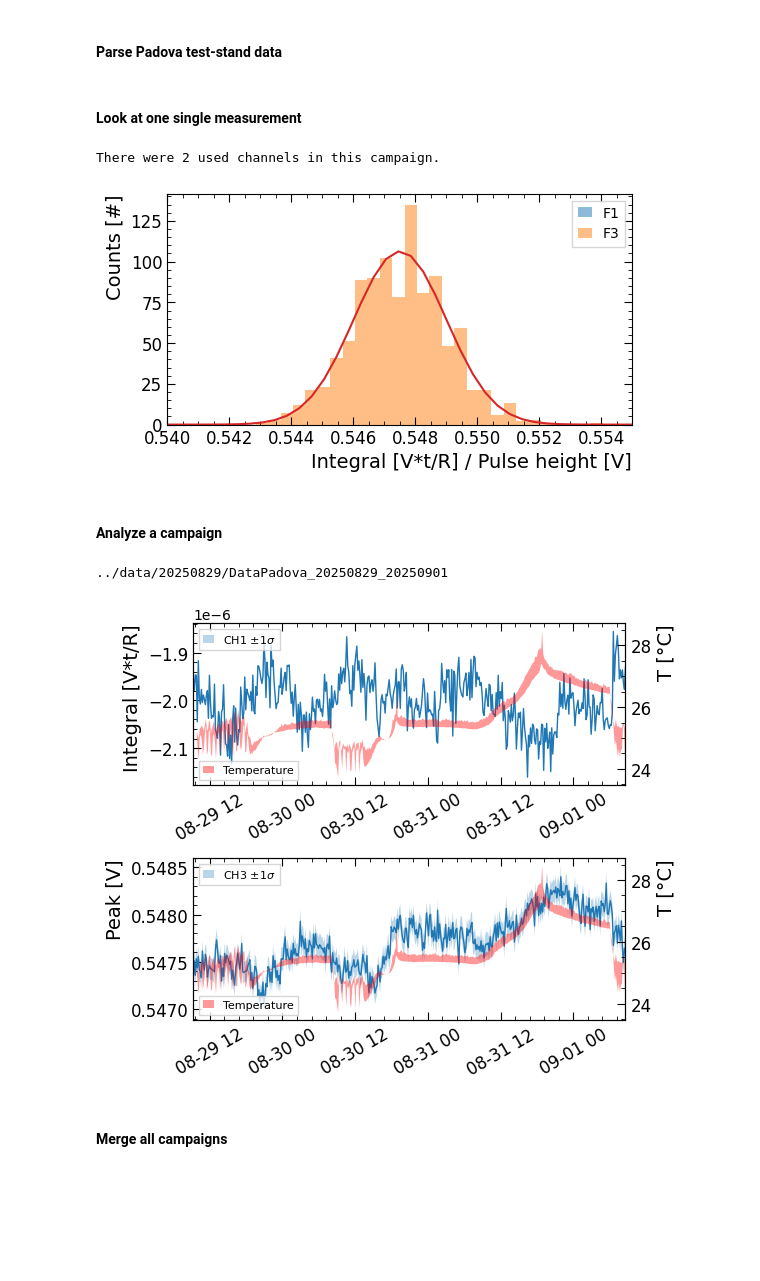
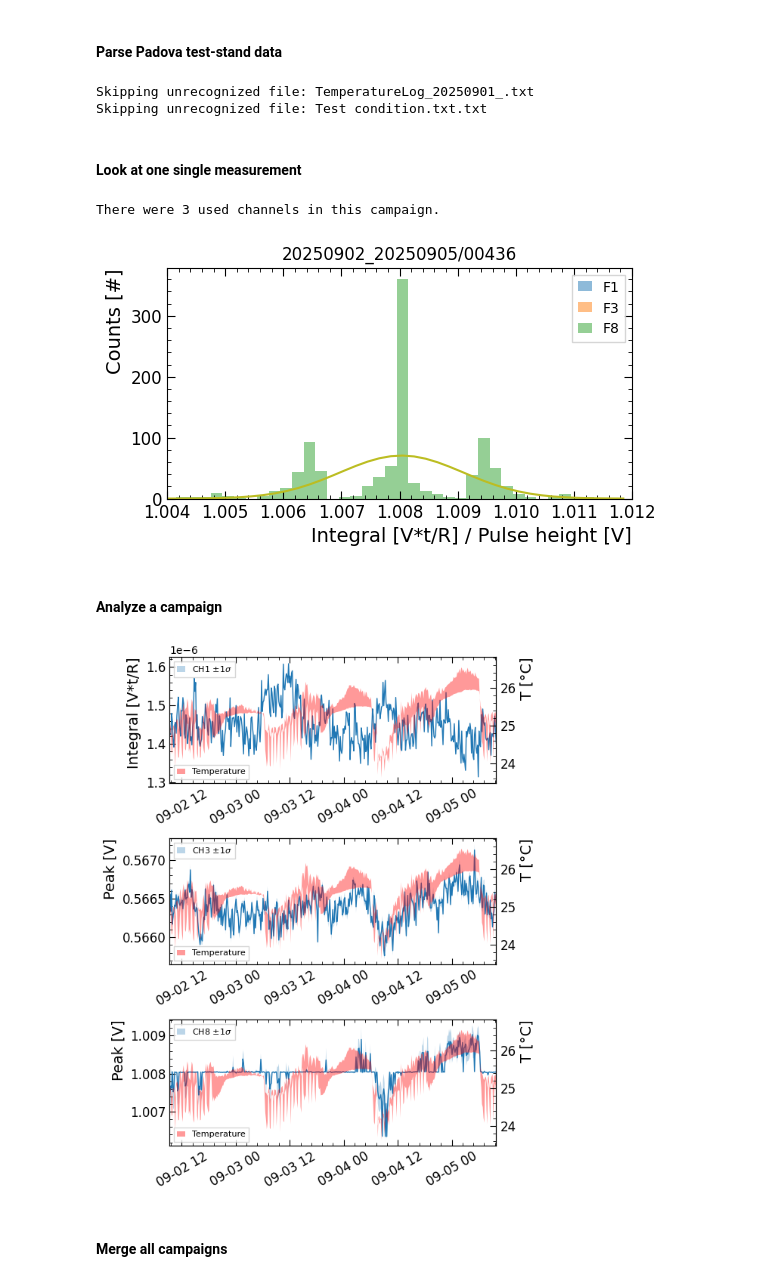
Before and after one commit to rtriozzi/pmana, a Jupyter notebook: notebooks/pmana_testdata.ipynb, the cells around one changed output. Cells and saved outputs as stored; diff of their text form; code cells hidden in the pictures; blank space fills up the shorter version.

Commit message:
exception handling and new data with more channels

```diff
--- a/notebooks/pmana_testdata.ipynb
+++ b/notebooks/pmana_testdata.ipynb
@@ -10,24 +11,30 @@ TIME_RANGE = "20250829_20250901"
 #### Parse Padova test-stand data
 # %%
 PATH_INPUT  = f"/Users/triozzi/Downloads/Test_{TIME_RANGE}"
-PATH_TARGET = f"../data/20250829/DataPadova_{TIME_RANGE}"
+PATH_TARGET = f"../data/{TIME_DIR}/DataPadova_{TIME_RANGE}"
 
 pmana.utils.io.FormatPadovaData(
     PATH_INPUT,  ###< raw Padova test-stand campaign
     PATH_TARGET  ###< target path for the restructured data
 )
+# %% [output]
+Skipping unrecognized file: TemperatureLog_20250901_.txt
+Skipping unrecognized file: Test condition.txt.txt
 # %% [markdown]
 #### Look at one single measurement
 # %%
 fig, ax = plt.subplots(figsize=(6,3))
 
+MEASUREMENT = '00436'
 # extract a measurement
 Data = pmana.utils.io.ExtractSingleMeasurement(
-    "../data/20250829/DataPadova_20250829_20250901/00002/"
+    f"../data/{TIME_DIR}/DataPadova_{TIME_RANGE}/{MEASUREMENT}"
 )
 print(f"There were {len(Data)} used channels in this campaign.")
 
-CHs = [1, 3]
+ax.set_xlim(1.004, 1.012)
+
+CHs = [1, 3, 8]
 for i, chname in enumerate(CHs):
     # plot channel data
     pmana.utils.plotting.PlotSingleChannel(
@@ -43,12 +50,14 @@ ax = pmana.utils.plotting.UpdateMatplotlibStyle(
     "Counts [#]"
 )
 
-ax.set_xlim(0.54, 0.555)
-# ax.set_xlim(0.36e-5, 0.2e-5)
+ax.set_title(f"{TIME_RANGE}/{MEASUREMENT}")
+ax.set_xlim(1.004, 1.012)
+# ax.set_xlim(0.54, 0.59)
+# ax.set_xlim(1e-6, 2e-6)
 plt.show()
 # %% [output]
-There were 2 used channels in this campaign.
+There were 3 used channels in this campaign.
-[figure, old version]
+[figure, new version]
 # %% [markdown]
 #### Analyze a campaign
 # %%
@@ -68,9 +77,10 @@ TimeMapping = pmana.utils.io.ExtractFileTimes(
 # %%
 # analyze campaign
 Output = pmana.utils.anatestdata.Iterate(
-    PATH_CAMPAIGN,                                  ###< path to restructured data
-    pmana.utils.anatestdata.AnalyzeMeasurement, ###< analyzing module
-    TimeMapping                                 ###< file-to-time mapping
+    PATH_CAMPAIGN,                                                              ###< path to restructured data
+    # pmana.utils.anatestdata.AnalyzeMeasurement,                               ###< analyzing module
+    functools.partial(pmana.utils.anatestdata.AnalyzeMeasurement, rebin=True),  ###< analyzing module, if you want to change some options
+    TimeMapping                                                                 ###< file-to-time mapping
 )
 
 # convert top DataFrame
@@ -79,6 +89,7 @@ Output = pandas.DataFrame(Output)
 # re-format the dataframe
 Output.columns = ["Peak_CH1", "Err_Peak_CH1", "Width_CH1", "Err_Width_CH1",
                   "Peak_CH2", "Err_Peak_CH2", "Width_CH2", "Err_Width_CH2",
+                  "Peak_CH3", "Err_Peak_CH3", "Width_CH3", "Err_Width_CH3",
                   "Date", "Number"]
 
 # sort by date
@@ -87,36 +98,39 @@ Output.sort_values(
     inplace = True,
     ignore_index = True
 )
-# %% [output]
-../data/20250829/DataPadova_20250829_20250901
 # %%
-fig, ax = plt.subplots(figsize=(6, 2.5*2), nrows=2, layout='tight')
+fig, ax = plt.subplots(figsize=(6, 2.5*3), nrows=3, layout='tight')
 
 # CH1
 ax[0].plot(Output.Date, Output.Peak_CH1, lw=1)
-ax[0].fill_between(Output.Date, Output.Peak_CH1-Output.Err_Peak_CH1,  Output.Peak_CH1+Output.Err_Peak_CH1, alpha=0.3, label='CH1 $\pm1\sigma$')
+ax[0].fill_between(Output.Date, Output.Peak_CH1-Output.Err_Peak_CH1,  Output.Peak_CH1+Output.Err_Peak_CH1, alpha=0.3, label='CH1 $\\pm1\\sigma$')
 pmana.utils.plotting.UpdateMatplotlibStyle(ax[0], None, 'Integral [V*t/R]')
 
 # CH3
 ax[1].plot(Output.Date, Output.Peak_CH2, lw=1)
-ax[1].fill_between(Output.Date, Output.Peak_CH2-Output.Err_Peak_CH2,  Output.Peak_CH2+Output.Err_Peak_CH2, alpha=0.3, label='CH3 $\pm1\sigma$')
+ax[1].fill_between(Output.Date, Output.Peak_CH2-Output.Err_Peak_CH2,  Output.Peak_CH2+Output.Err_Peak_CH2, alpha=0.3, label='CH3 $\\pm1\\sigma$')
 pmana.utils.plotting.UpdateMatplotlibStyle(ax[1], None, 'Peak [V]')
+
+# CH4
+ax[2].plot(Output.Date, Output.Peak_CH3, lw=1)
+ax[2].fill_between(Output.Date, Output.Peak_CH3-Output.Err_Peak_CH3,  Output.Peak_CH3+Output.Err_Peak_CH3, alpha=0.3, label='CH8 $\\pm1\\sigma$')
+pmana.utils.plotting.UpdateMatplotlibStyle(ax[2], None, 'Peak [V]')
 
 for a in ax:
     # gfx
     a.legend(frameon=True, fancybox=False, handlelength=1, fontsize=8, loc='upper left')
     a.tick_params(axis='x', labelrotation=30)
     a.set_xlim(Output['Date'].iloc[0], Output['Date'].iloc[-1])
 
     # plot temperatures
     a2 = a.twinx()
     a2.fill_between(Temperatures.Date, y1=Temperatures.T1, y2=Temperatures.T2, fc='red', alpha=0.4, label='Temperature', zorder=-3)
     pmana.utils.plotting.UpdateMatplotlibStyle(a2, None, 'T [°C]')
     a2.legend(frameon=True, fancybox=False, handlelength=1, fontsize=8, loc='lower left')
 
 plt.show()
 # %% [output]
-[figure, old version]
+[figure, new version]
 # %% [markdown]
 #### Merge all campaigns
 # %%
```
Also changed, not shown: parts of 2 cells of this notebook, 1 other file.
